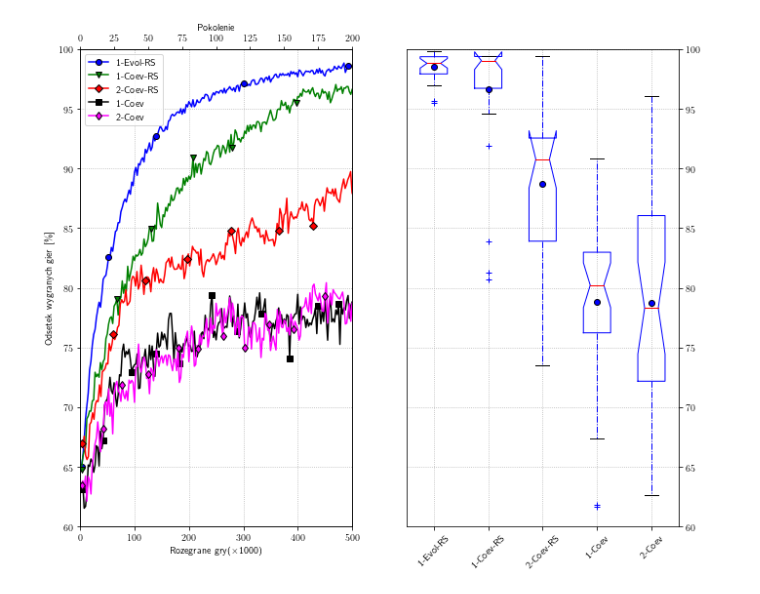
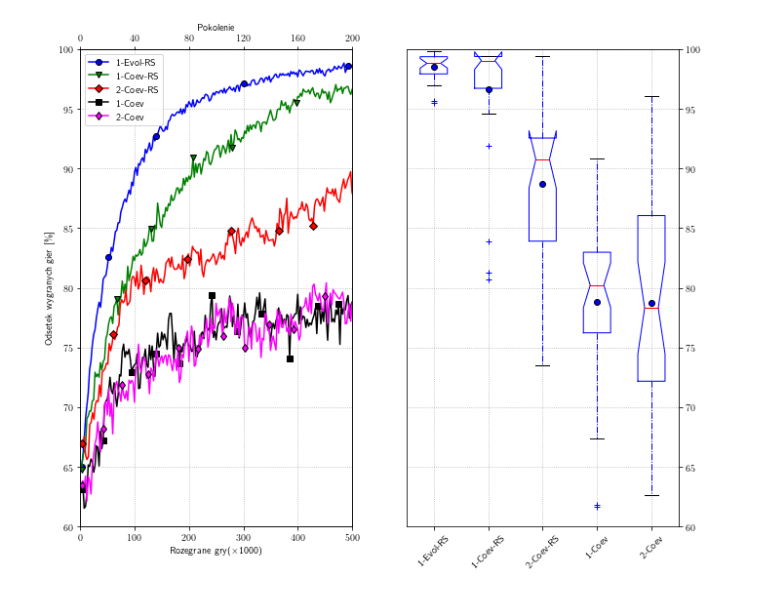
Before and after one commit to niz-ka/S5-KCK, a Jupyter notebook: Zadanie.ipynb, the cells around one changed output. Saved outputs shown, nothing was run; the diff lists cells and outputs as text; code cells hidden in the pictures.

```diff
--- a/Zadanie.ipynb
+++ b/Zadanie.ipynb
@@ -112,33 +112,34 @@ figure.set_size_inches(11, 9)
 
 x_sup = plot.twiny()
 x_sup.set_xlim(0, 200)
+x_sup.set_xticks(range(0,240,40))
 x_sup.set_xlabel('Pokolenie')
 plot.set_xlabel('Rozegrane gry' + r'($\times$1000)')
 plot.set_ylabel('Odsetek wygranych gier [\%]')
 plot.set_ylim(60, 100)
 plot.set_xlim(0, 500)
 plot.grid(b=True, linestyle=':')
 plot.margins(0)
 
 
 # Re-scale values
 def scale(vector, multiplier): return [val * multiplier for val in vector]
 def comprehend(x, i): return [a.y[i] for a in x]
 
 for i, algorithm in enumerate(algorithms):
     plot.plot(scale(algorithm.x_sub, 0.001), scale(algorithm.y, 100), marker = markers[i], color = colors[i], label = names[i], **plotstyle)
 
 
 values = [scale(a.box.results, 100) for a in algorithms]
 
 box.grid(b=True, linestyle=':')
 box.margins(0.005)
 box.boxplot(values, sym='+', notch=True, **boxstyle)
 box.set_xticklabels(names, rotation=45)
 box.yaxis.tick_right()
 box.set_ylim(60, 100)
 
 plot.legend()
 plt.savefig("plot.pdf")
 # %% [output]
-[figure, old version]
+[figure, new version]
```
Also changed, not shown: 1 other file.
